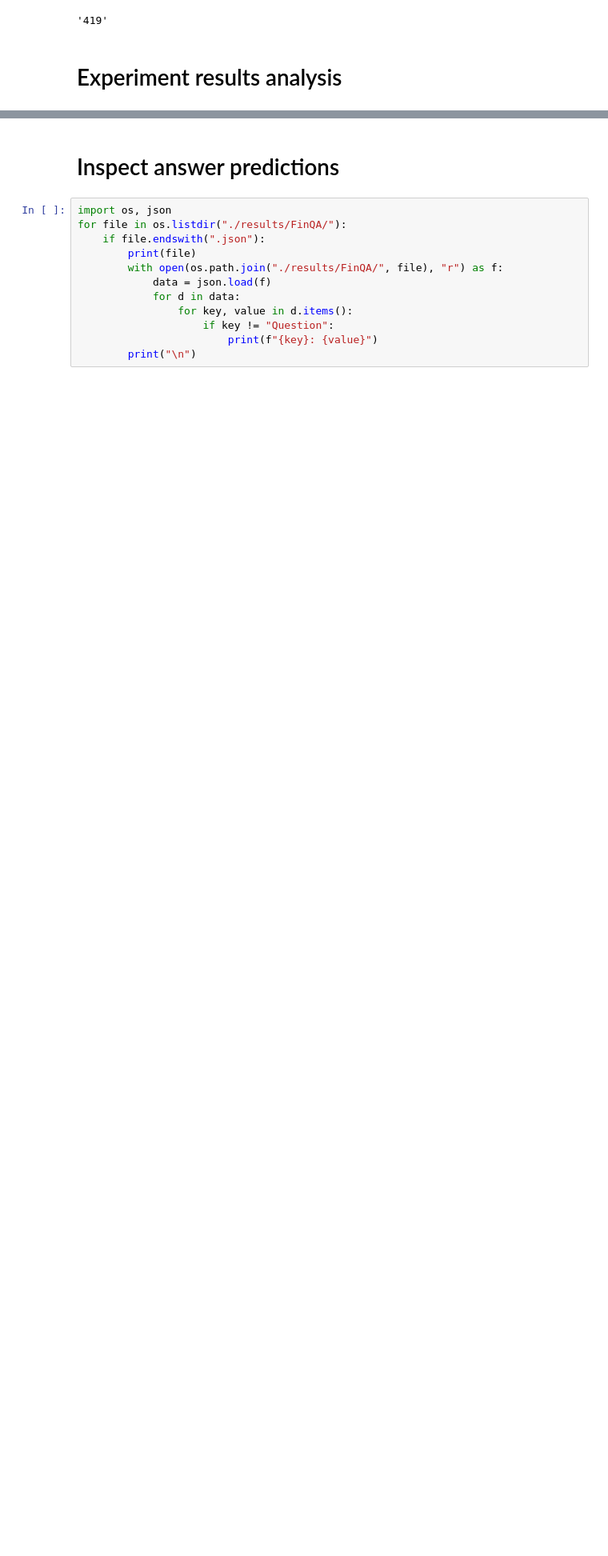
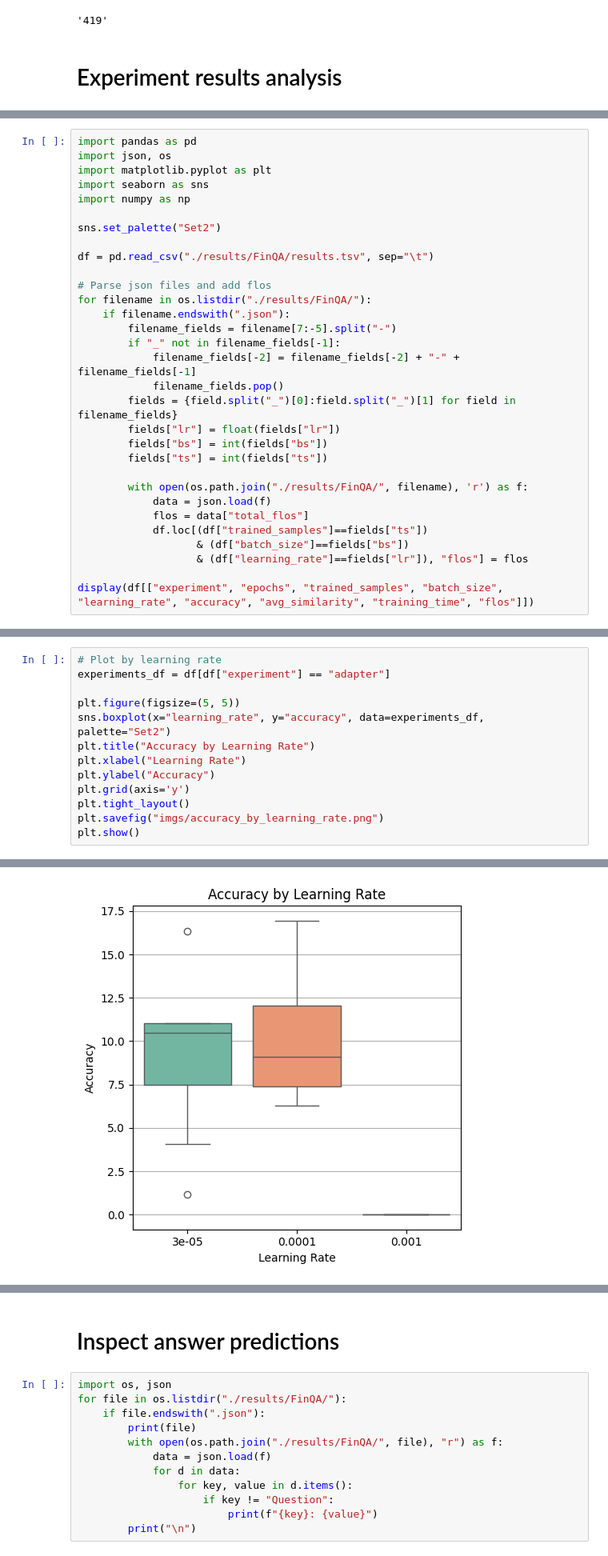
Before and after one commit to EmpiriNLP/FrugalML, a Jupyter notebook: notebook.ipynb, the cells around one changed output, grey strips where cells are left out. Shown at 80% size. Drawn from its saved outputs; the diff is of its cells as text; blank space fills up the shorter version.

Commit message:
Add visualisations

```diff
--- a/notebook.ipynb
+++ b/notebook.ipynb
@@ -250,0 +228,31 @@ display(df[["experiment", "trained_samples", "epochs", "batch_size", "accuracy"]
+# %%
+import pandas as pd
+import json, os
+import matplotlib.pyplot as plt
+import seaborn as sns
+import numpy as np
+
+sns.set_palette("Set2")
+
+df = pd.read_csv("./results/FinQA/results.tsv", sep="\t")
+
+# Parse json files and add flos
+for filename in os.listdir("./results/FinQA/"):
+    if filename.endswith(".json"):
+        filename_fields = filename[7:-5].split("-")
+        if "_" not in filename_fields[-1]:
+            filename_fields[-2] = filename_fields[-2] + "-" + filename_fields[-1]
+            filename_fields.pop()
+        fields = {field.split("_")[0]:field.split("_")[1] for field in filename_fields}
+        fields["lr"] = float(fields["lr"])
+        fields["bs"] = int(fields["bs"])
+        fields["ts"] = int(fields["ts"])
+
+        with open(os.path.join("./results/FinQA/", filename), 'r') as f:
+            data = json.load(f)
+            flos = data["total_flos"]
+            df.loc[(df["trained_samples"]==fields["ts"])
+                   & (df["batch_size"]==fields["bs"])
+                   & (df["learning_rate"]==fields["lr"]), "flos"] = flos
+
+display(df[["experiment", "epochs", "trained_samples", "batch_size", "learning_rate", "accuracy", "avg_similarity", "training_time", "flos"]])
@@ -250,0 +277,14 @@ display(df[["experiment", "trained_samples", "epochs", "batch_size", "accuracy"]
+# %%
+# Plot by learning rate
+experiments_df = df[df["experiment"] == "adapter"]
+
+plt.figure(figsize=(5, 5))
+sns.boxplot(x="learning_rate", y="accuracy", data=experiments_df, palette="Set2")
+plt.title("Accuracy by Learning Rate")
+plt.xlabel("Learning Rate")
+plt.ylabel("Accuracy")
+plt.grid(axis='y')
+plt.tight_layout()
+plt.savefig("imgs/accuracy_by_learning_rate.png")
+plt.show()
+# %% [output]
@@ -250,0 +294 @@ display(df[["experiment", "trained_samples", "epochs", "batch_size", "accuracy"]
+[figure, added]
```
Also changed, not shown: parts of 11 cells of this notebook, 12 other files.
